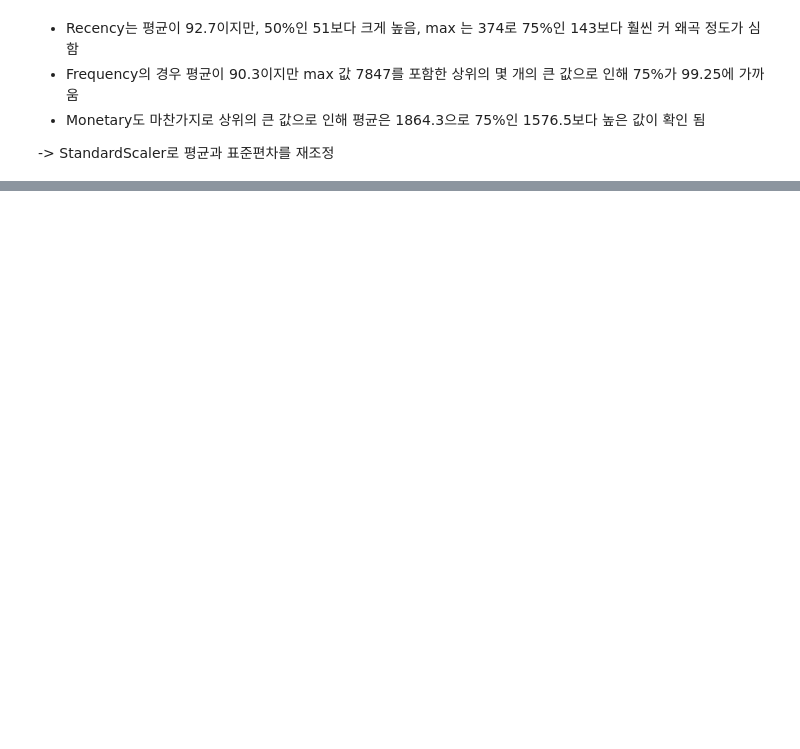
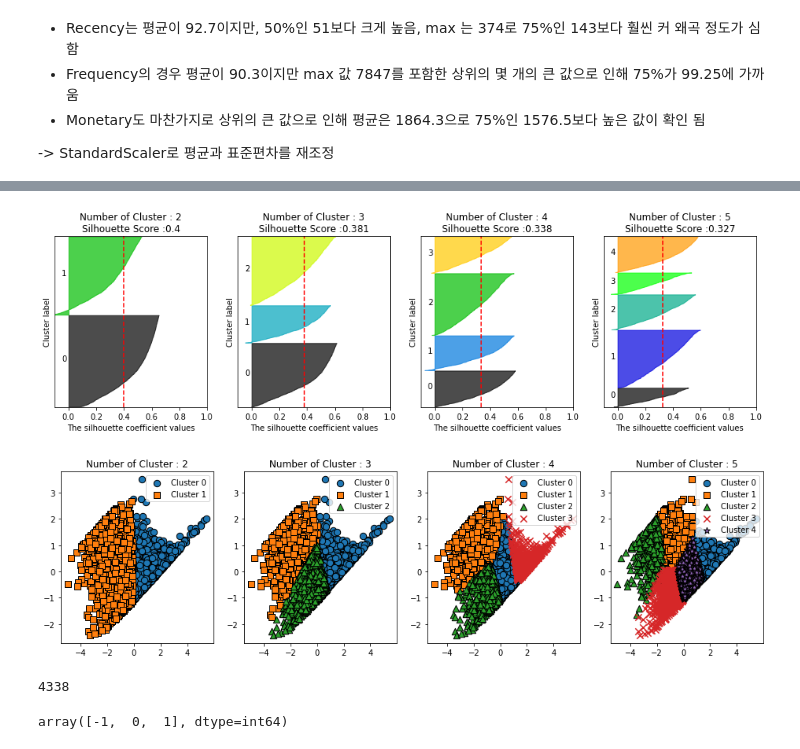
Before and after one commit to boossiman2/simple_item_recommender, a Jupyter notebook: customer_clustering/data_prepocess.ipynb, the cells around one changed output, grey strips where cells are left out. Drawn from its saved outputs; the diff is of its cells as text; code cells hidden in the pictures; blank space fills up the shorter version.

```diff
--- a/customer_clustering/data_prepocess.ipynb
+++ b/customer_clustering/data_prepocess.ipynb
@@ -242,0 +265,42 @@ X_features
+# %%
+def visualize_kmeans_plot_multi(cluster_lists, X_features):
+
+    from sklearn.cluster import KMeans
+    from sklearn.decomposition import PCA
+    import pandas as pd
+    import numpy as np
+
+    # plt.subplots()으로 리스트에 기재된 클러스터링 만큼의 sub figures를 가지는 axs 생성
+    n_cols = len(cluster_lists)
+    fig, axs = plt.subplots(figsize=(4*n_cols, 4), nrows=1, ncols=n_cols)
+
+    # 입력 데이터의 FEATURE가 여러개일 경우 2차원 데이터 시각화가 어려우므로 PCA 변환하여 2차원 시각화
+    pca = PCA(n_components=2)
+    pca_transformed = pca.fit_transform(X_features)
+    dataframe = pd.DataFrame(pca_transformed, columns=['PCA1','PCA2'])
+
+     # 리스트에 기재된 클러스터링 갯수들을 차례로 iteration 수행하면서 KMeans 클러스터링 수행하고 시각화
+    for ind, n_cluster in enumerate(cluster_lists):
+
+        # KMeans 클러스터링으로 클러스터링 결과를 dataframe에 저장.
+        clusterer = KMeans(n_clusters = n_cluster, max_iter=500, random_state=0)
+        cluster_labels = clusterer.fit_predict(pca_transformed)
+        dataframe['cluster']=cluster_labels
+
+        unique_labels = np.unique(clusterer.labels_)
+        markers=['o', 's', '^', 'x', '*']
+
+        # 클러스터링 결과값 별로 scatter plot 으로 시각화
+        for label in unique_labels:
+            label_df = dataframe[dataframe['cluster']==label]
+            if label == -1:
+                cluster_legend = 'Noise'
+            else :
+                cluster_legend = 'Cluster '+str(label)
+            axs[ind].scatter(x=label_df['PCA1'], y=label_df['PCA2'], s=70,\
+                        edgecolor='k', marker=markers[label], label=cluster_legend)
+
+        axs[ind].set_title('Number of Cluster : '+ str(n_cluster))
+        axs[ind].legend(loc='upper right')
+
+    plt.show()
@@ -242,0 +366,6 @@ X_features
+# %%
+visualize_silhouette([2,3,4,5], X_features_log_scaled)
+visualize_kmeans_plot_multi([2,3,4,5],X_features_log_scaled)
+# %% [output]
+[figure, added]
+[figure, added]
@@ -242,0 +377,4 @@ X_features
+# %%
+X_features_scaled.shape[0]
+# %% [output]
+4338
@@ -242,0 +394,5 @@ X_features
+# %%
+unique_labels = np.unique(dbscan_pca_transformed)
+unique_labels
+# %% [output]
+array([-1,  0,  1], dtype=int64)
```
Also changed, not shown: parts of 21 cells of this notebook.
